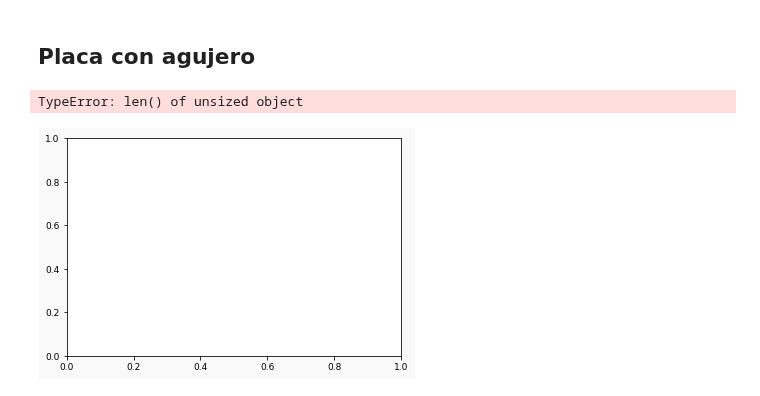
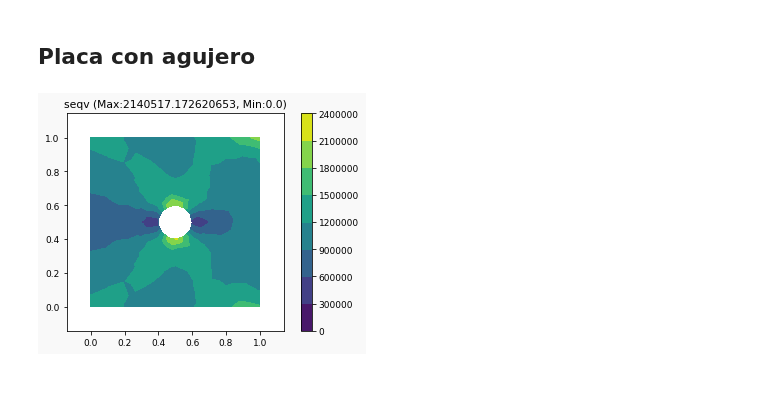
Before and after one commit to JorgeDeLosSantos/nusa, a Jupyter notebook: docs/nusa-info/es/linear-triangle-element.ipynb, the cells around one changed output. Cells and saved outputs as stored; diff of their text form; code cells hidden in the pictures.

```diff
--- a/docs/nusa-info/es/linear-triangle-element.ipynb
+++ b/docs/nusa-info/es/linear-triangle-element.ipynb
@@ -172,33 +172,32 @@ x,y = nc[:,0], nc[:,1]
 nodos = []
 elementos = []
 
 for k,nd in enumerate(nc):
     cn = Node((x[k],y[k]))
     nodos.append(cn)
 
 for k,elm in enumerate(ec):
     i,j,m = int(elm[0]),int(elm[1]),int(elm[2])
     ni,nj,nm = nodos[i],nodos[j],nodos[m]
     ce = LinearTriangle((ni,nj,nm),200e9,0.3,0.1)
     elementos.append(ce)
 
 m = LinearTriangleModel()
 for node in nodos: m.add_node(node)
 for elm in elementos: m.add_element(elm)
 
 # Aplicando condiciones de frontera en los extremos
 minx, maxx = min(x), max(x)
 miny, maxy = min(y), max(y)
 
 for node in nodos:
     if node.x == minx:
         m.add_constraint(node, ux=0, uy=0)
     if node.x == maxx:
         m.add_force(node, (10e3,0))
 
-m.plot_model()
+#m.plot_model()
 m.solve()
 m.plot_nsol("seqv")
 # %% [output]
-TypeError: len() of unsized object
-[figure, old version]
+[figure, new version]
```
Also changed, not shown: 5 other files.
